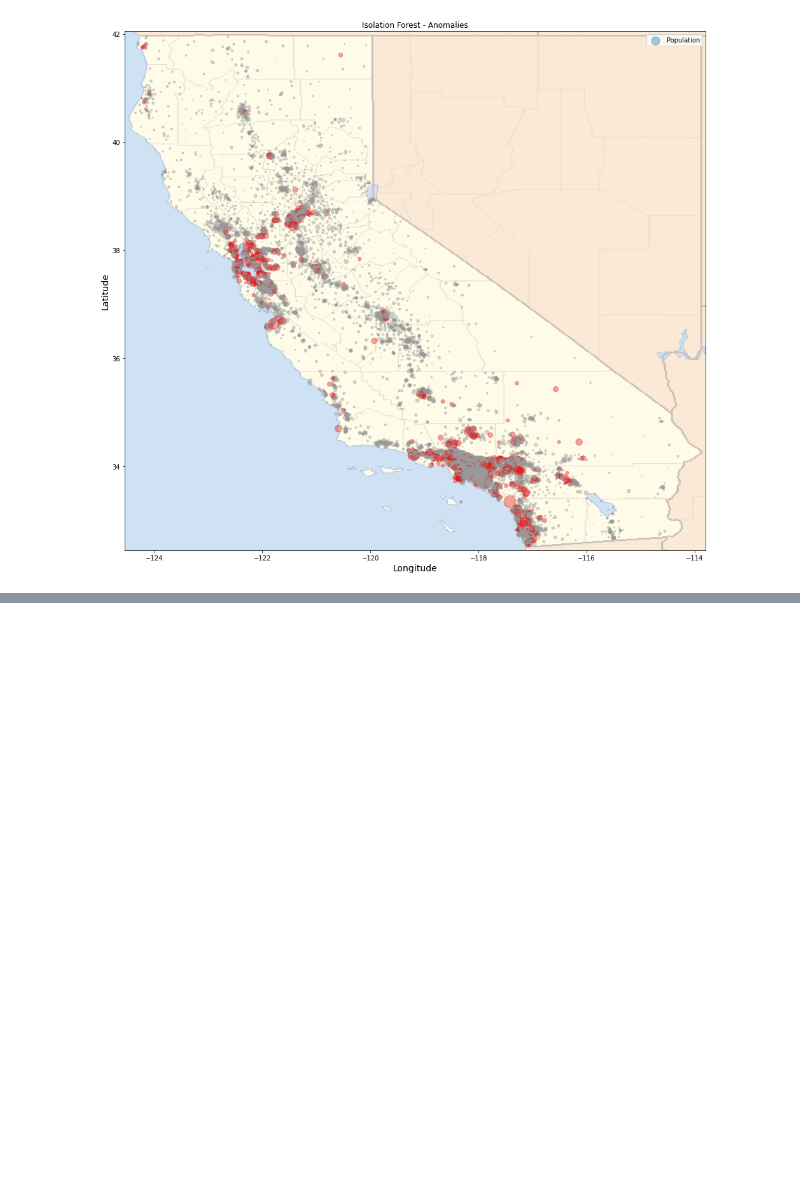
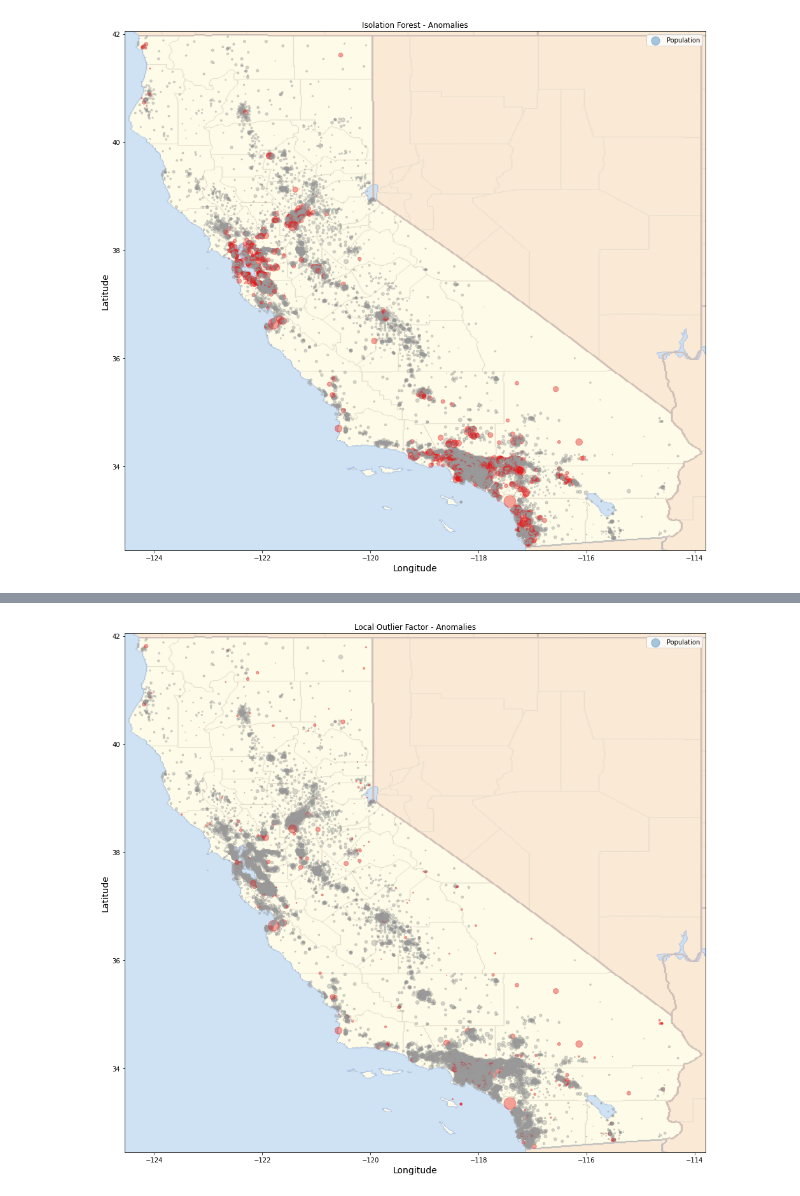
Before and after one commit to mo-amininasab/california_housing_AD, a Jupyter notebook: California_housing_anomaly_detection.ipynb, the cells around one changed output, grey strips where cells are left out. Cells and saved outputs as stored; diff of their text form; code cells hidden in the pictures; blank space fills up the shorter version.

Commit message:
local outlier factor done

```diff
--- a/California_housing_anomaly_detection.ipynb
+++ b/California_housing_anomaly_detection.ipynb
@@ -325,0 +327,5 @@ plot_anomalies(ifor_clusters, 'Isolation Forest - Anomalies')
+# %%
+t1 = time.time()
+lof = LocalOutlierFactor(n_neighbors=20, contamination=.02)
+lof_clusters = lof.fit_predict(data_prepared)
+t2 = time.time()
@@ -325,0 +336,4 @@ plot_anomalies(ifor_clusters, 'Isolation Forest - Anomalies')
+# %%
+for i in range(len(lof_clusters)):
+  if lof_clusters[i] != -1:
+    lof_clusters[i] = 0
@@ -325,0 +360,4 @@ plot_anomalies(ifor_clusters, 'Isolation Forest - Anomalies')
+# %%
+plot_anomalies(lof_clusters, 'Local Outlier Factor - Anomalies')
+# %% [output]
+[figure, added]
```
Also changed, not shown: parts of 5 cells of this notebook.
